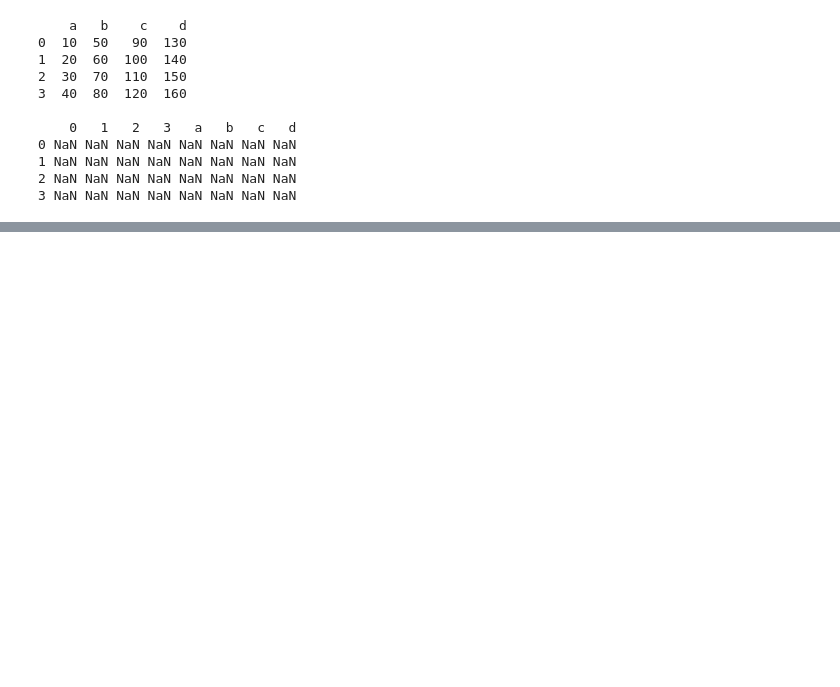
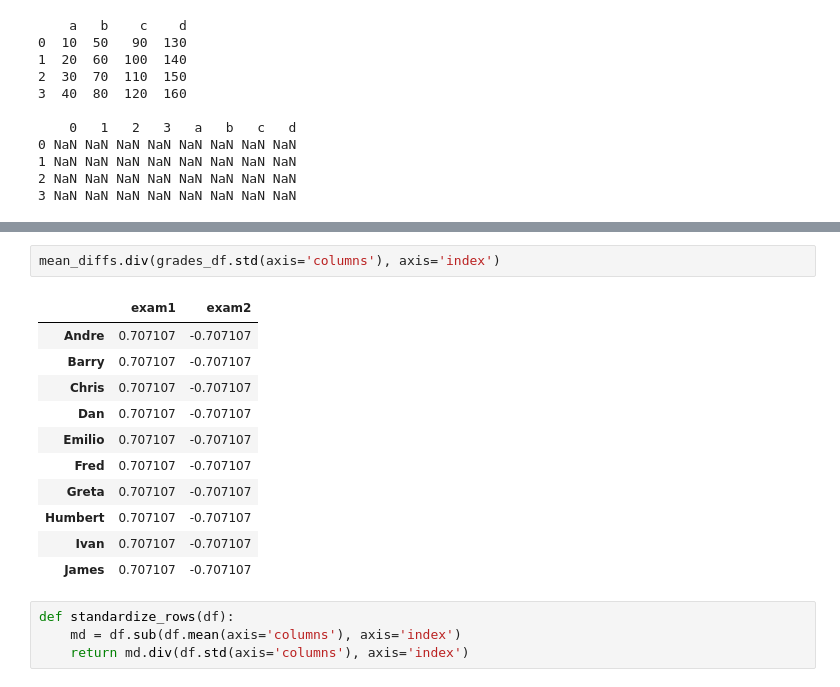
Before and after one commit to elgsantos/analise-de-dados-com-python, a Jupyter notebook: DataFrame.ipynb, the cells around one changed output, grey strips where cells are left out. Cells and saved outputs as stored; diff of their text form; blank space fills up the shorter version.

```diff
--- a/DataFrame.ipynb
+++ b/DataFrame.ipynb
@@ -425,0 +476,18 @@ if True:
+# %%
+mean_diffs.div(grades_df.std(axis='columns'), axis='index')
+# %% [output]
+|  | exam1 | exam2 |
+| Andre | 0.707107 | -0.707107 |
+| Barry | 0.707107 | -0.707107 |
+| Chris | 0.707107 | -0.707107 |
+| Dan | 0.707107 | -0.707107 |
+| Emilio | 0.707107 | -0.707107 |
+| Fred | 0.707107 | -0.707107 |
+| Greta | 0.707107 | -0.707107 |
+| Humbert | 0.707107 | -0.707107 |
+| Ivan | 0.707107 | -0.707107 |
+| James | 0.707107 | -0.707107 |
+# %%
+def standardize_rows(df):
+    md = df.sub(df.mean(axis='columns'), axis='index')
+    return md.div(df.std(axis='columns'), axis='index')
```
Also changed, not shown: parts of 7 cells of this notebook.
